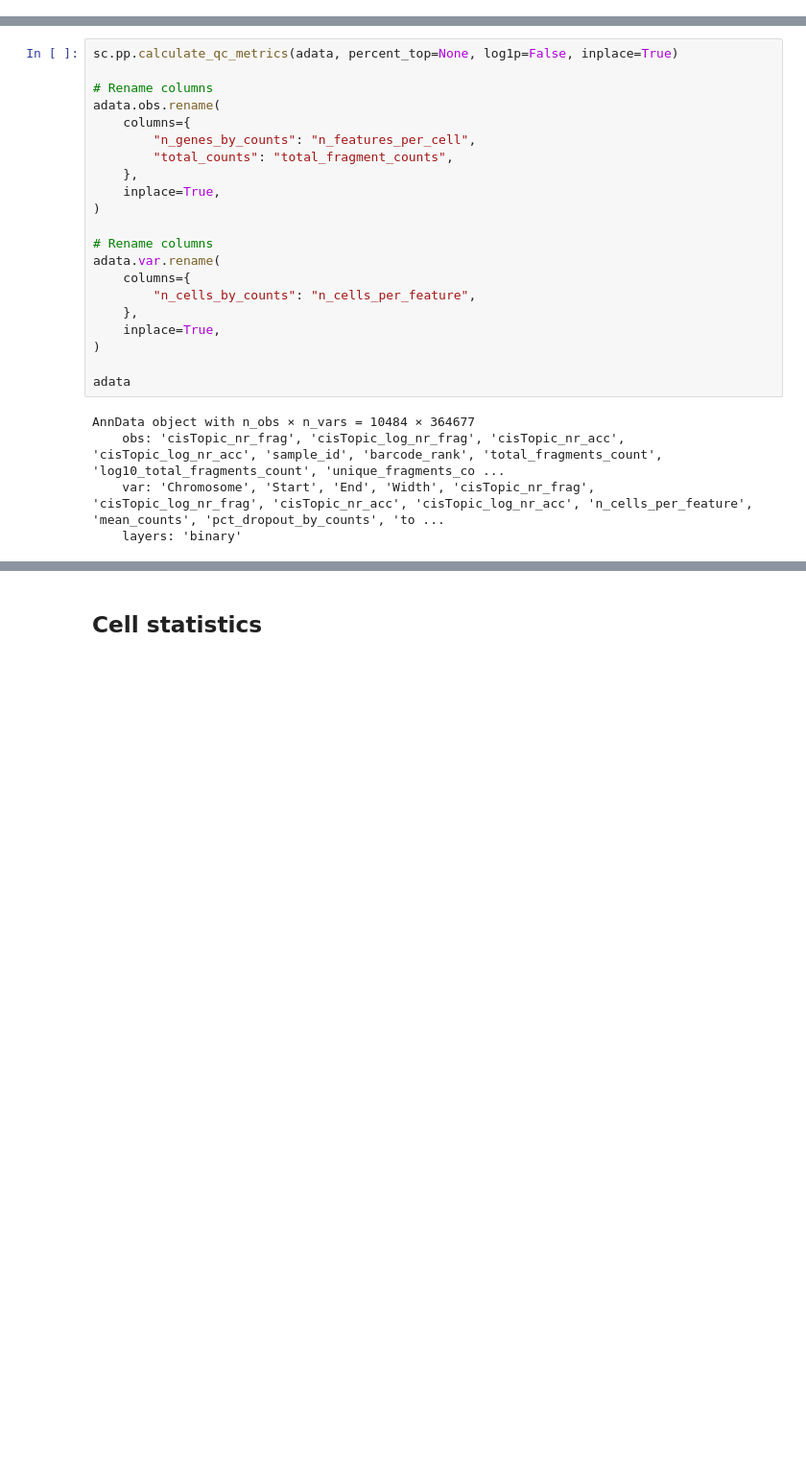
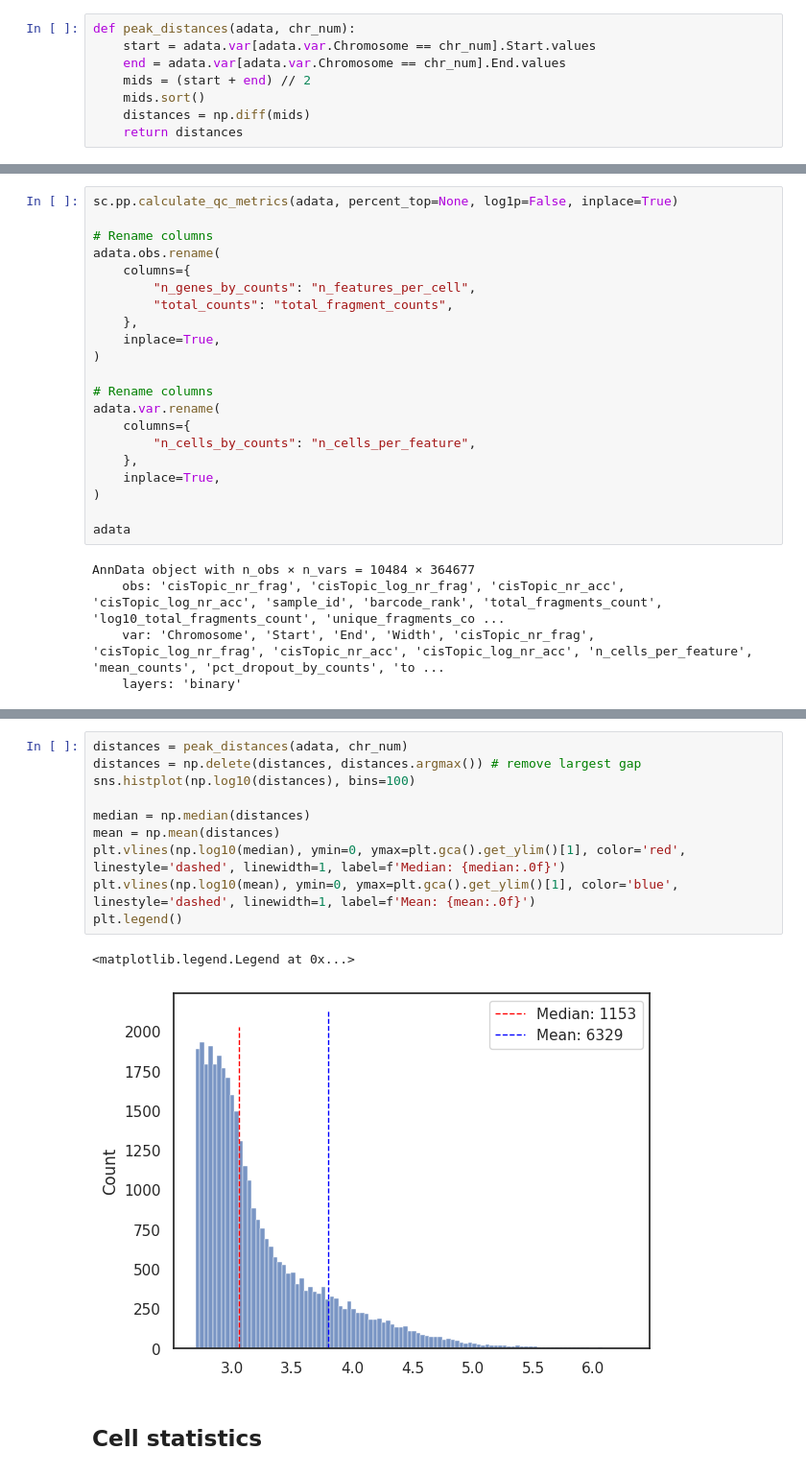
Before and after one commit to Claptar/peak2vec, a Jupyter notebook: notebooks/eda.ipynb, the cells around one changed output, grey strips where cells are left out. Shown at 96% size. Drawn from its saved outputs; the diff is of its cells as text; blank space fills up the shorter version.

```diff
--- a/notebooks/eda.ipynb
+++ b/notebooks/eda.ipynb
@@ -34,3 +53,11 @@ adata.obs.head()
+# %%
+def peak_distances(adata, chr_num):
+    start = adata.var[adata.var.Chromosome == chr_num].Start.values
+    end = adata.var[adata.var.Chromosome == chr_num].End.values
+    mids = (start + end) // 2
+    mids.sort()
+    distances = np.diff(mids)
+    return distances
 # %% [markdown]
 # EDA
 # %% [markdown]
@@ -77,3 +144,16 @@ plt.show()
+# %%
+distances = peak_distances(adata, chr_num)
+distances = np.delete(distances, distances.argmax()) # remove largest gap
+sns.histplot(np.log10(distances), bins=100)
+
+median = np.median(distances)
+mean = np.mean(distances)
+plt.vlines(np.log10(median), ymin=0, ymax=plt.gca().get_ylim()[1], color='red', linestyle='dashed', linewidth=1, label=f'Median: {median:.0f}')
+plt.vlines(np.log10(mean), ymin=0, ymax=plt.gca().get_ylim()[1], color='blue', linestyle='dashed', linewidth=1, label=f'Mean: {mean:.0f}')
+plt.legend()
+# %% [output]
+<matplotlib.legend.Legend at 0x...>
+[figure, added]
 # %% [markdown]
 ## Cell statistics
 # %%
```
Also changed, not shown: parts of 12 cells of this notebook.
